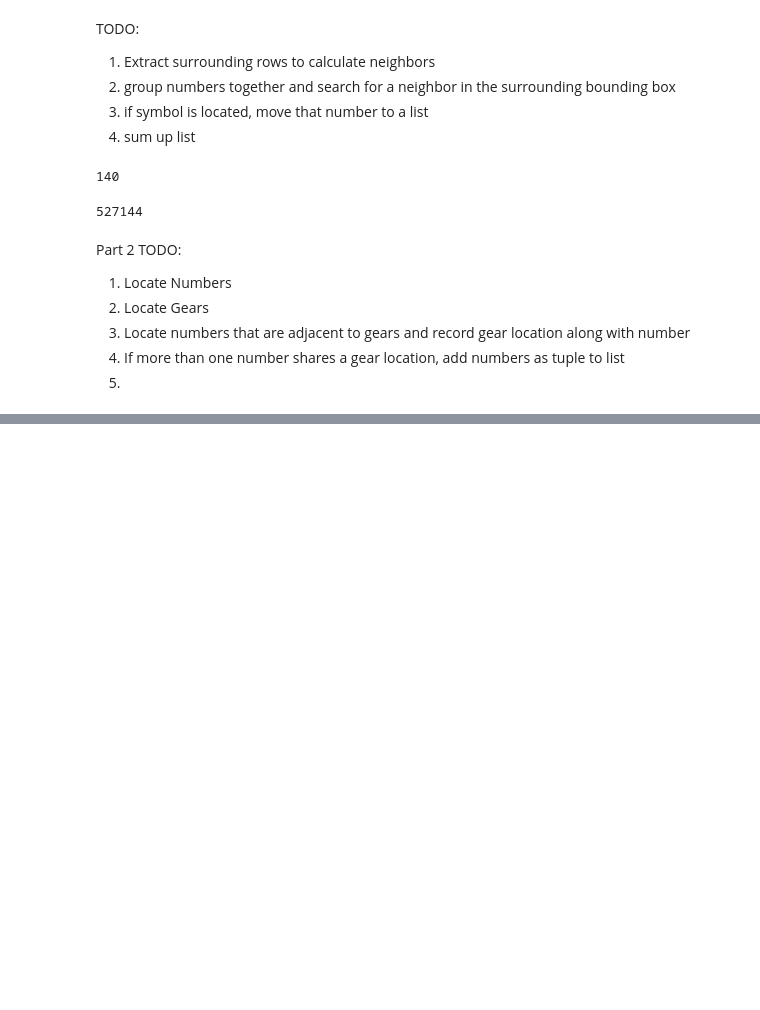
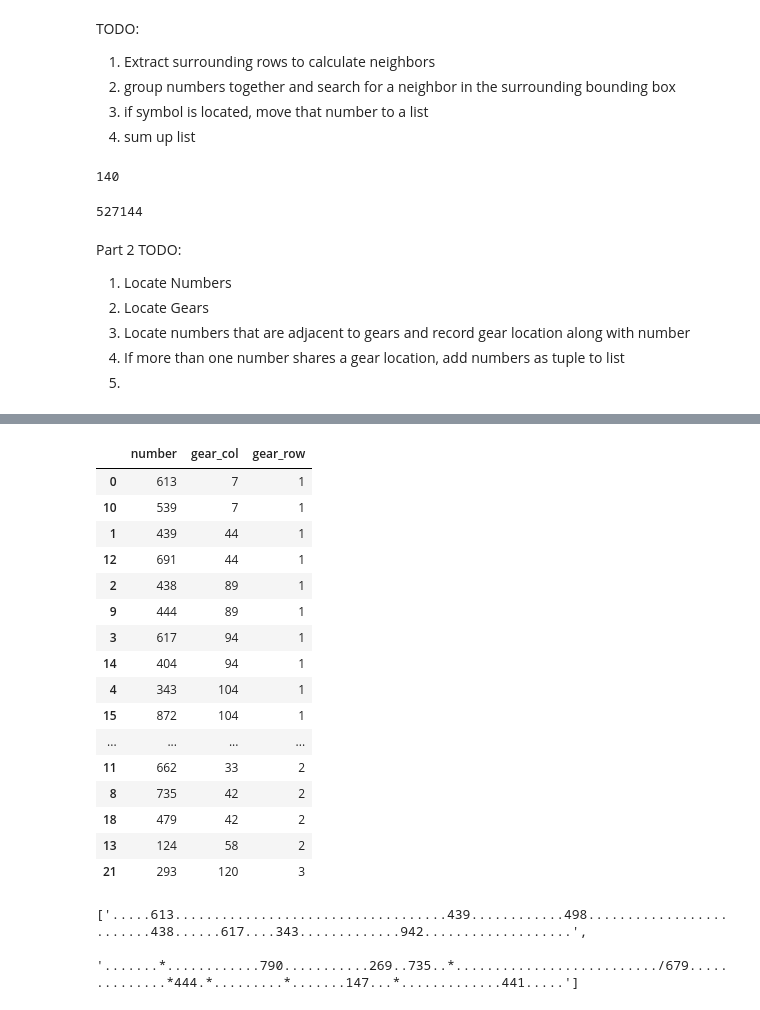
Before and after one commit to alex-geodev/aoc-2023, a Jupyter notebook: Day3/day3.ipynb, the cells around one changed output, grey strips where cells are left out. Drawn from its saved outputs; the diff is of its cells as text; code cells hidden in the pictures; blank space fills up the shorter version.

```diff
--- a/Day3/day3.ipynb
+++ b/Day3/day3.ipynb
@@ -205,7 +205,6 @@ for row_number in range(len(rows)):
         subset_numbers = get_number_indexes(subset_rows[1])
 
     subset_numbers_grouped= group_numbers(subset_numbers)
-    subset_part_num=[]
     for num in subset_numbers_grouped:
         if num[0] == 0:
             idx_start = num[0]
@@ -219,12 +218,10 @@ for row_number in range(len(rows)):
                 try:
                     part_num = int(subset_rows[0][num[0]:num[-1]+1])
                     part_numbers.append(part_num)
-                    subset_part_num.append(part_num)
                     total+=part_num
                 except:
                     part_num = int(subset_rows[1][num[0]:num[-1]+1])
                     part_numbers.append(part_num)
-                    subset_part_num.append(part_num)
                     total+=part_num
 # %%
 total
@@ -262,0 +245,33 @@ def get_gear_indexes(row):
+# %%
+df = pd.DataFrame(columns = ['number','gear_col','gear_row'])
+gear_array = []
+total=0
+row_tracker = 0
+for row_number in range(len(rows)):
+    subset_rows = get_surrounding_rows(row_number)
+
+    if row_number == 0:
+        subset_numbers = get_number_indexes(subset_rows[0])
+    else:
+        subset_numbers = get_number_indexes(subset_rows[1])
+
+    subset_numbers_grouped= group_numbers(subset_numbers)
+
+    for num in subset_numbers_grouped:
+        if num[0] == 0:
+            idx_start = num[0]
+        else:
+            idx_start = num[0]-1
+        idx_end = num[-1]+2
+        for idx,subset_row in enumerate(subset_rows):
+            #search for symbols in each row based on index range
+            symbols = get_gear_indexes(subset_row[idx_start:idx_end])
+            if symbols:
+                try:
+                    part_num = int(subset_rows[0][num[0]:num[-1]+1])
+                    df = df._append({'number':part_num, 'gear_col':idx_start+symbols[0], 'gear_row':row_tracker+idx}, ignore_index=True)
+                except:
+                    part_num = int(subset_rows[1][num[0]:num[-1]+1])
+                    df = df._append({'number':part_num, 'gear_col':idx_start+symbols[0], 'gear_row':row_tracker-1+idx}, ignore_index=True)
+
+    row_tracker+=1
@@ -262,0 +286,25 @@ def get_gear_indexes(row):
+# %%
+df.sort_values(by=['gear_row', 'gear_col']).head(20)
+# %% [output]
+|  | number | gear_col | gear_row |
+| 0 | 613 | 7 | 1 |
+| 10 | 539 | 7 | 1 |
+| 1 | 439 | 44 | 1 |
+| 12 | 691 | 44 | 1 |
+| 2 | 438 | 89 | 1 |
+| 9 | 444 | 89 | 1 |
+| 3 | 617 | 94 | 1 |
+| 14 | 404 | 94 | 1 |
+| 4 | 343 | 104 | 1 |
+| 15 | 872 | 104 | 1 |
+| ... | ... | ... | ... |
+| 11 | 662 | 33 | 2 |
+| 8 | 735 | 42 | 2 |
+| 18 | 479 | 42 | 2 |
+| 13 | 124 | 58 | 2 |
+| 21 | 293 | 120 | 3 |
+# %%
+rows[0:2]
+# %% [output]
+['.....613...................................439............498.........................438......617....343.............942...................',
+ '.......*............790...........269..735..*........................../679..............*444.*.........*.......147...*.............441.....']
```
Also changed, not shown: parts of 16 cells of this notebook.
